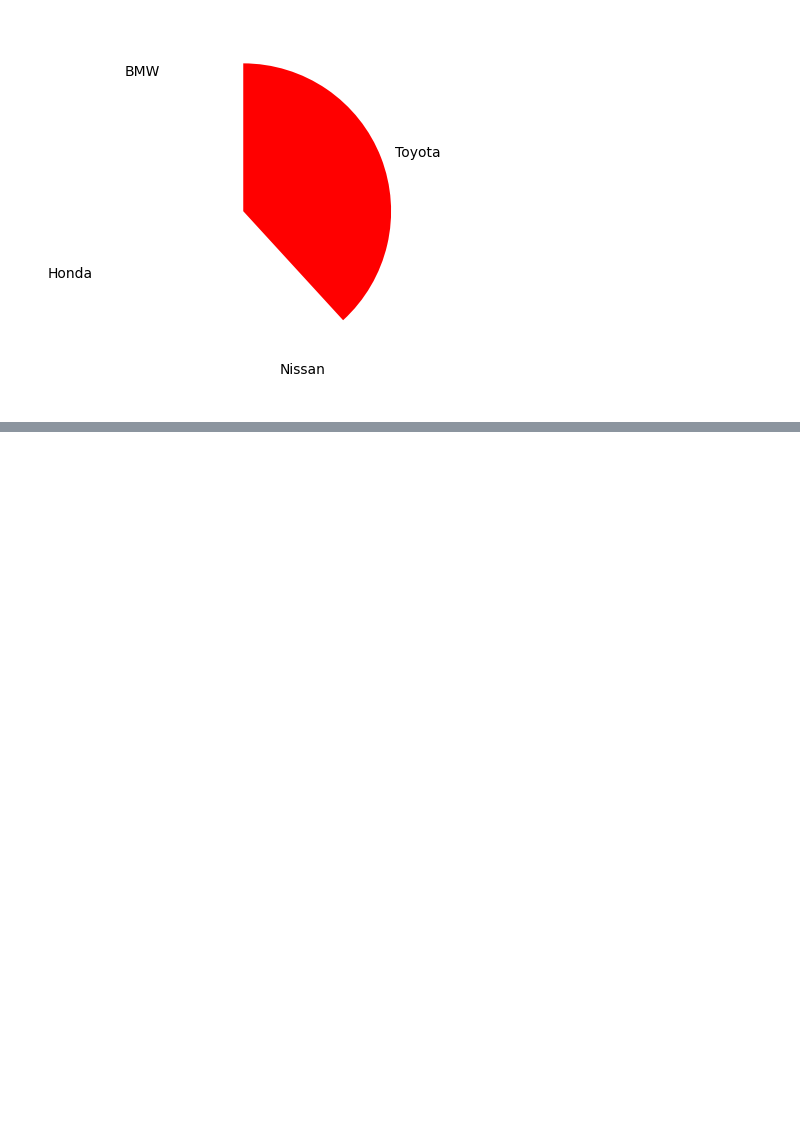
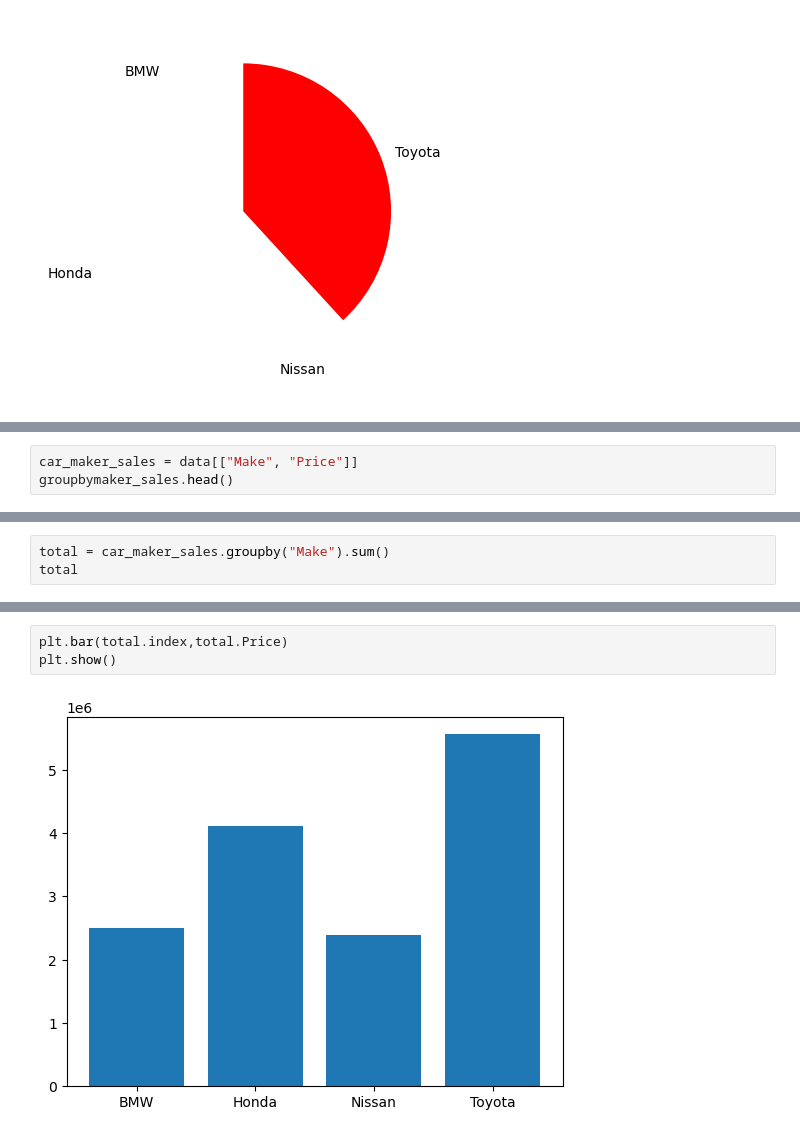
Before and after one commit to vengleab/sunrise-data-science-2024, a Jupyter notebook: Python-for-data-visualization/Matplotlib and seaborn.ipynb, the cells around one changed output, grey strips where cells are left out. Saved outputs shown, nothing was run; the diff lists cells and outputs as text; blank space fills up the shorter version.

```diff
--- a/Python-for-data-visualization/Matplotlib and seaborn.ipynb
+++ b/Python-for-data-visualization/Matplotlib and seaborn.ipynb
@@ -71,0 +111,3 @@ plt.show()
+# %%
+car_maker_sales = data[["Make", "Price"]]
+groupbymaker_sales.head()
@@ -71,0 +121,3 @@ plt.show()
+# %%
+total = car_maker_sales.groupby("Make").sum()
+total
@@ -71,0 +131,5 @@ plt.show()
+# %%
+plt.bar(total.index,total.Price)
+plt.show()
+# %% [output]
+[figure, added]
```
Also changed, not shown: parts of 44 cells of this notebook, 2 other files.
